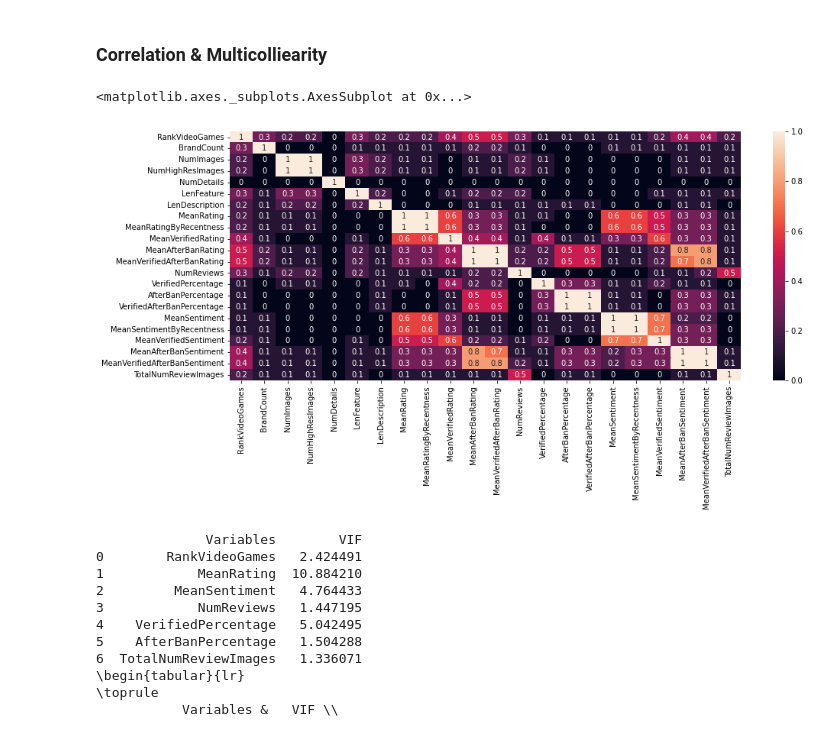
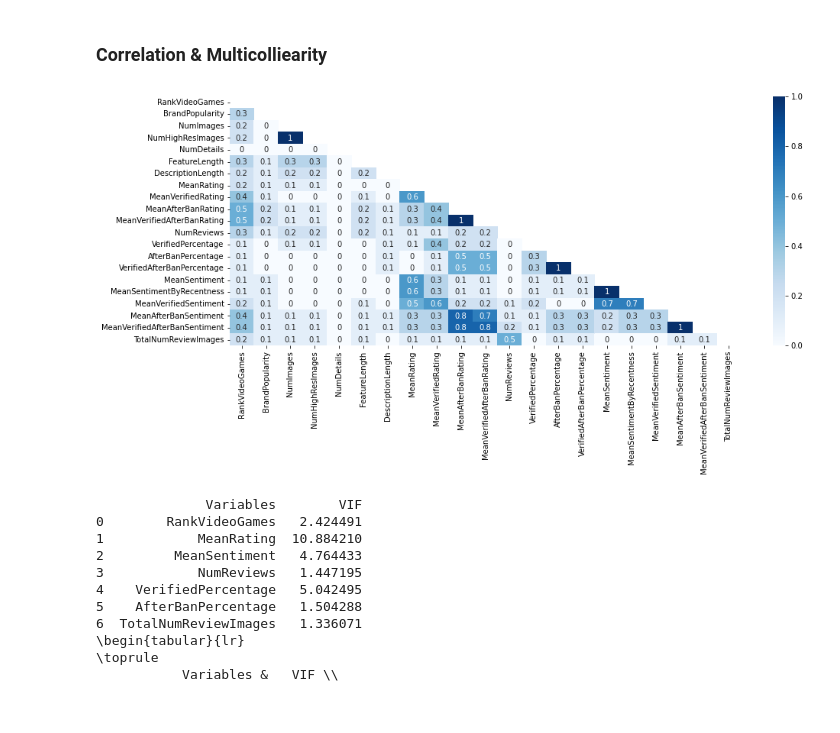
Before and after one commit to ting486/Consumer-Reviews-And-Purchasing-Decisions, a Jupyter notebook: The_Impact_of_Consumer_Reviews_on_BSR.ipynb, the cells around one changed output. Saved outputs shown, nothing was run; the diff lists cells and outputs as text; code cells hidden in the pictures.

```diff
--- a/The_Impact_of_Consumer_Reviews_on_BSR.ipynb
+++ b/The_Impact_of_Consumer_Reviews_on_BSR.ipynb
@@ -641,22 +661,23 @@ dfReviews.boxplot(column='Sentiment', by='Rating', figsize=(10,6))
 # %% [markdown]
 ## Aggregate Reviews Data by Product
 # %%
-dfAggr = dfReviews.groupby(['Asin'], as_index=False).agg({'ReverseRecentness': np.sum,
-                                                          'Rating': 'mean',
-                                                          'RatingByRecentness': np.sum,
-                                                          'VerifiedRating': np.sum,
-                                                          'AfterBanRating': np.sum,
-                                                          'VerifiedAfterBanRating': np.sum,
-                                                          'ReviewerId': 'count',
-                                                          'IsVerified': np.sum,
-                                                          'IsAfterBan': np.sum,
-                                                          'IsVerifiedAfterBan': np.sum,
-                                                          'Sentiment': 'mean',
-                                                          'SentimentByRecentness': np.sum,
-                                                          'VerifiedSentiment': np.sum,
-                                                          'AfterBanSentiment': np.sum,
-                                                          'VerifiedAfterBanSentiment': np.sum,
-                                                          'NumReviewImages': np.sum})
+dfAggr = dfReviews.groupby(['Asin'], as_index=False).agg(
+    {'ReverseRecentness': np.sum,
+     'Rating': 'mean',
+     'RatingByRecentness': np.sum,
+     'VerifiedRating': np.sum,
+     'AfterBanRating': np.sum,
+     'VerifiedAfterBanRating': np.sum,
+     'ReviewerId': 'count',
+     'IsVerified': np.sum,
+     'IsAfterBan': np.sum,
+     'IsVerifiedAfterBan': np.sum,
+     'Sentiment': 'mean',
+     'SentimentByRecentness': np.sum,
+     'VerifiedSentiment': np.sum,
+     'AfterBanSentiment': np.sum,
+     'VerifiedAfterBanSentiment': np.sum,
+     'NumReviewImages': np.sum})
 
 dfAggr = dfAggr.rename(columns={'ReverseRecentness': 'TotalReverseRecentness',
                                 'Rating': 'MeanRating',
@@ -679,7 +700,7 @@ dfAggr['VerifiedPercentage'] = dfAggr['NumVerifiedReviews'] / dfAggr['NumReviews
 dfAggr['AfterBanPercentage'] = dfAggr['NumReviewsAfterBan'] / dfAggr['NumReviews']
 dfAggr['VerifiedAfterBanPercentage'] = dfAggr['NumVerifiedReviewsAfterBan'] / dfAggr['NumReviews']
 
-dfAggr['MeanRatingByRecentness'] = dfAggr['TotalRatingByRecentness'] / dfAggr['TotalReverseRecentness']
+# dfAggr['MeanRatingByRecentness'] = dfAggr['TotalRatingByRecentness'] / dfAggr['TotalReverseRecentness']
 dfAggr['MeanVerifiedRating'] = dfAggr['TotalVerifiedRating'] / dfAggr['NumVerifiedReviews']
 dfAggr['MeanAfterBanRating'] = dfAggr['TotalAfterBanRating'] / dfAggr['NumReviewsAfterBan']
 dfAggr['MeanVerifiedAfterBanRating'] = dfAggr['TotalVerifiedAfterBanRating'] / dfAggr['NumVerifiedReviewsAfterBan']
@@ -748,25 +769,25 @@ plt.show()
 # %%
 # correlation matrix
 dfProdCorr = dfProd.copy()
-dfProdCorr = dfProdCorr[['RankVideoGames', 'BrandCount', #'RankCategory2', 'RankCategory3', 'RankCategory4',
-                         'NumImages', 'NumHighResImages', 'NumDetails', 'LenFeature', 'LenDescription',
-                         'MeanRating', 'MeanRatingByRecentness', 'MeanVerifiedRating',
+dfProdCorr = dfProdCorr[['RankVideoGames', 'BrandPopularity', #'RankCategory2', 'RankCategory3', 'RankCategory4',
+                         'NumImages', 'NumHighResImages', 'NumDetails', 'FeatureLength', 'DescriptionLength',
+                         'MeanRating', 'MeanVerifiedRating', # 'MeanRatingByRecentness',
                          'MeanAfterBanRating', 'MeanVerifiedAfterBanRating',
                          'NumReviews', #'NumVerifiedReviews', 'NumReviewsAfterBan', 'NumVerifiedReviewsAfterBan',
                          'VerifiedPercentage', 'AfterBanPercentage','VerifiedAfterBanPercentage',
                          'MeanSentiment', 'MeanSentimentByRecentness', 'MeanVerifiedSentiment',
                          'MeanAfterBanSentiment', 'MeanVerifiedAfterBanSentiment',
                          'TotalNumReviewImages'
                          ]]
 dfAggrCorr = dfProdCorr.corr()
 dfAggrCorr = dfAggrCorr.abs()
 dfAggrCorr = dfAggrCorr.round(1)
 
 plt.figure(figsize=(15, 6))
-sns.heatmap(dfAggrCorr, annot=True)
+sns.heatmap(dfAggrCorr, mask=np.triu(np.ones_like(dfAggrCorr, dtype=bool)), cmap='Blues', annot=True)
+plt.show()
 # %% [output]
-<matplotlib.axes._subplots.AxesSubplot at 0x...>
-[figure, old version]
+[figure, new version]
 # %%
 # a function that returns VIF of varList, a list of variables in dfProd, to test multicollinearity
 def multicorr(varList):
```
Also changed, not shown: parts of 54 cells of this notebook.
